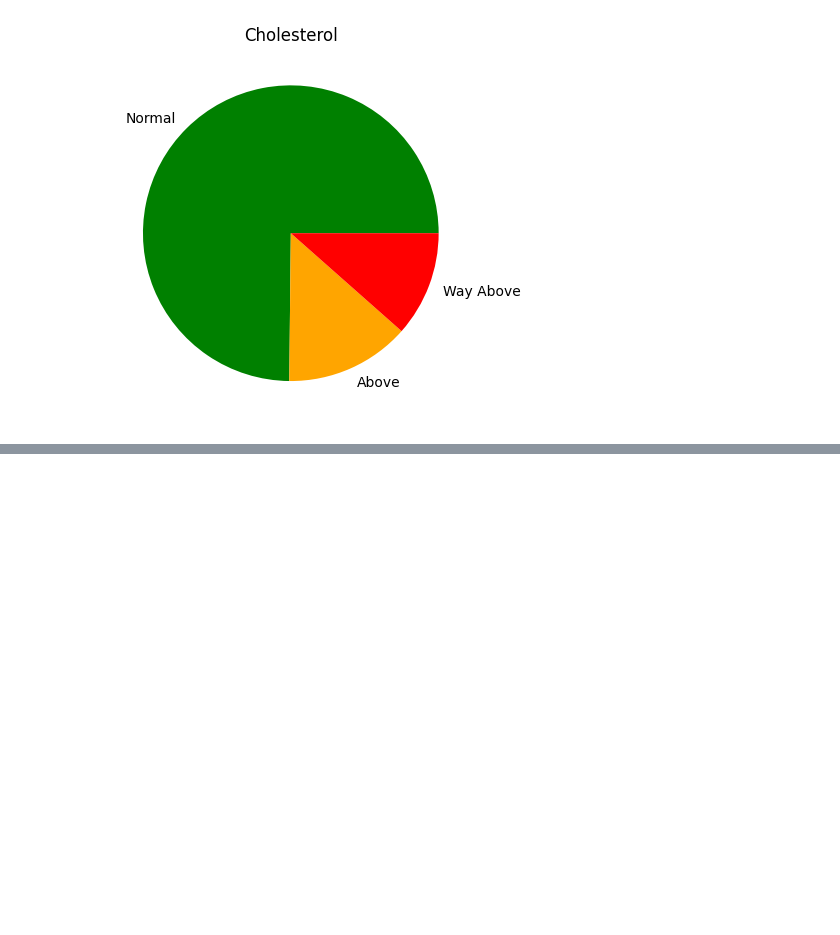
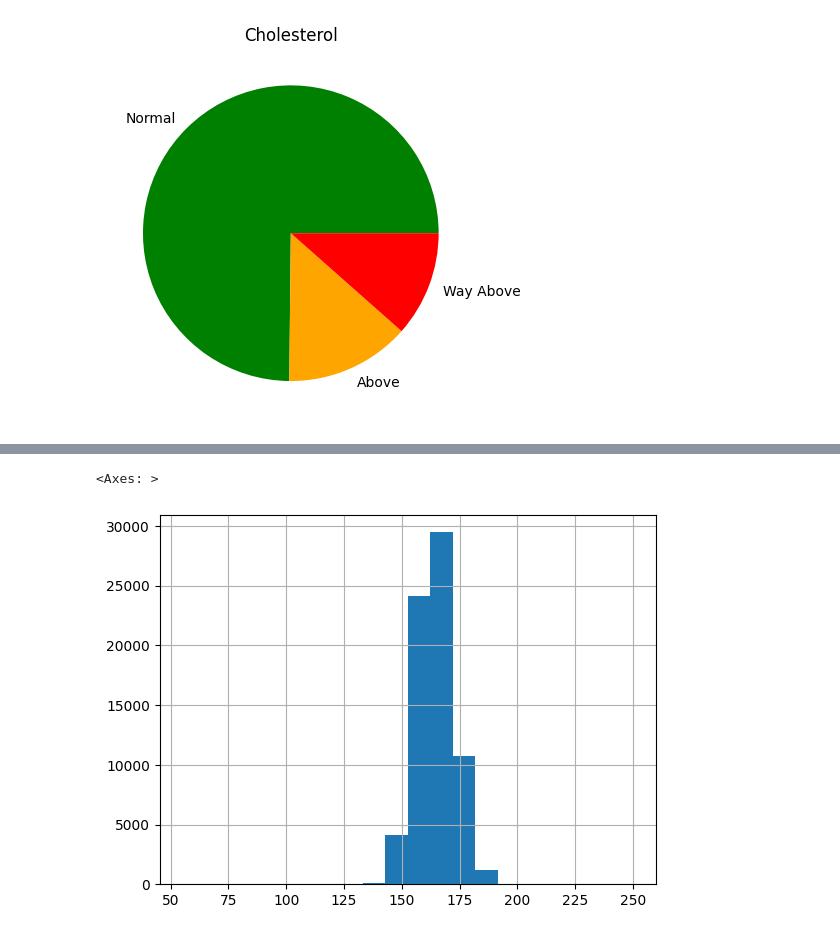
Before and after one commit to zoneme99/Machine-learning-AI24, a Jupyter notebook: Labs/Cardio/EDA.ipynb, the cells around one changed output, grey strips where cells are left out. Cells and saved outputs as stored; diff of their text form; code cells hidden in the pictures; blank space fills up the shorter version.

```diff
--- a/Labs/Cardio/EDA.ipynb
+++ b/Labs/Cardio/EDA.ipynb
@@ -72,0 +96,6 @@ plt.show()
+# %%
+#Height
+df['height'].hist(bins=20)
+# %% [output]
+<Axes: >
+[figure, added]
```
Also changed, not shown: parts of 4 cells of this notebook.
